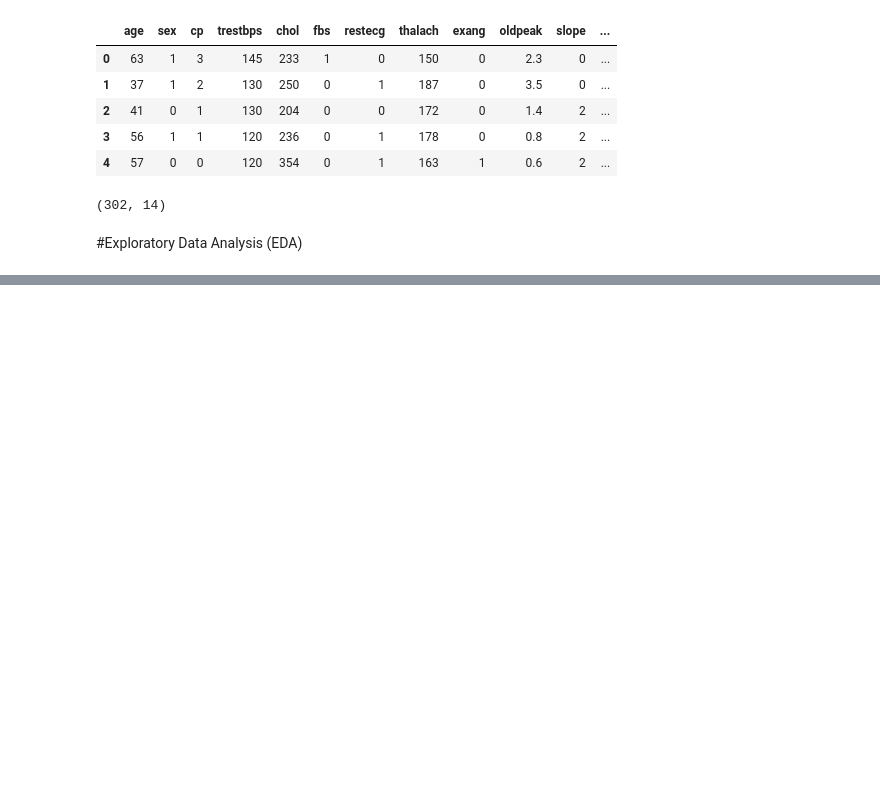
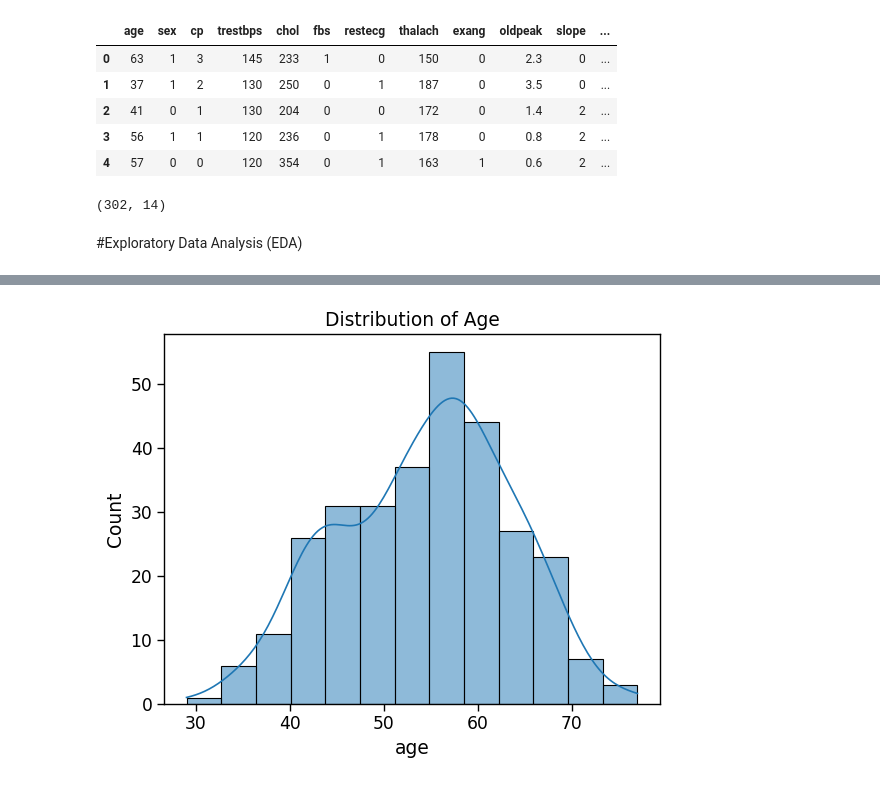
Before and after one commit to touhid0503/Heart_Disease_Diagnosis_Support_System, a Jupyter notebook: HDDSS.ipynb, the cells around one changed output, grey strips where cells are left out. Cells and saved outputs as stored; diff of their text form; code cells hidden in the pictures; blank space fills up the shorter version.

Commit message:
Update Data Preprocessing,  Exploratory Data Analysis done, next step model training

```diff
--- a/HDDSS.ipynb
+++ b/HDDSS.ipynb
@@ -433,0 +454,6 @@ df.shape
+# %%
+sns.histplot(data=df, x='age', kde=True,)
+plt.title('Distribution of Age')
+plt.show()
+# %% [output]
+[figure, added]
```
Also changed, not shown: parts of 12 cells of this notebook.
